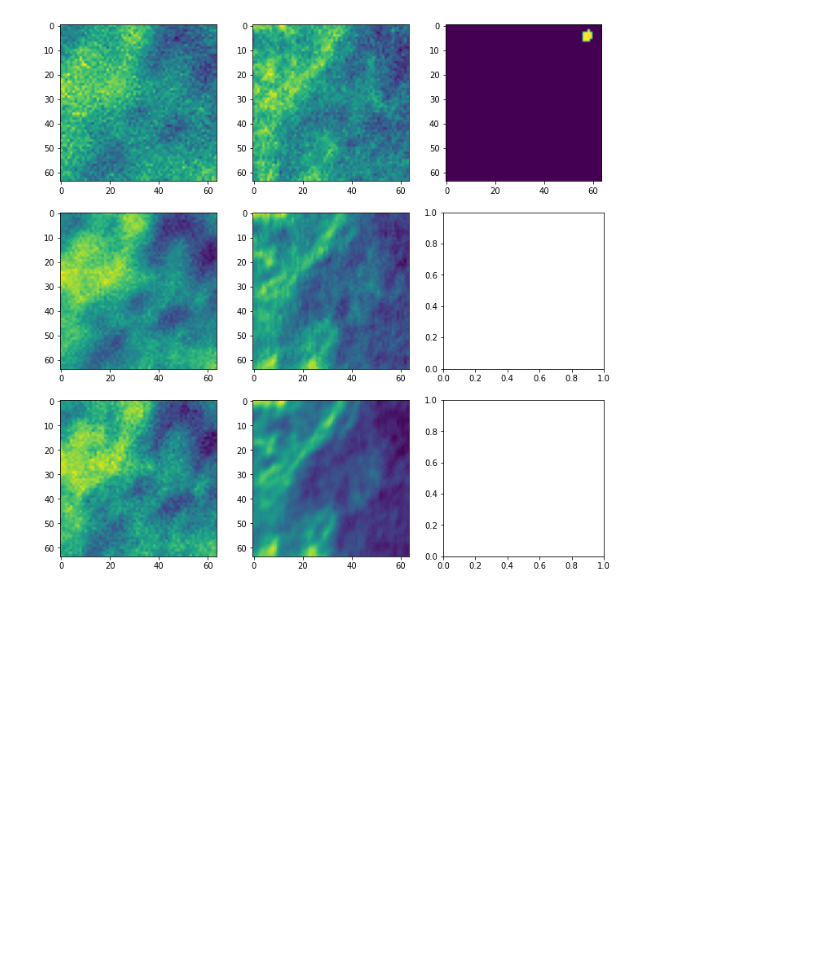
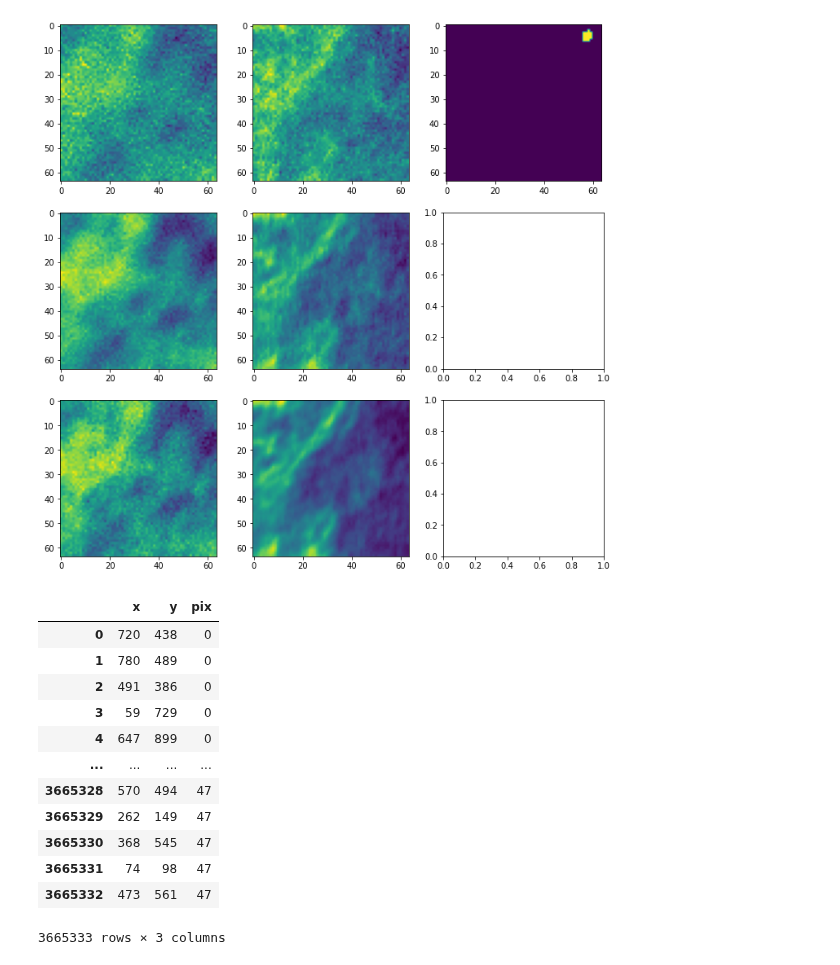
Before and after one commit to rt2122/data-segmentation-2, a Jupyter notebook: act_tr/act_tr_patches.ipynb, the cells around one changed output. Saved outputs shown, nothing was run; the diff lists cells and outputs as text; code cells hidden in the pictures; blank space fills up the shorter version.

```diff
--- a/act_tr/act_tr_patches.ipynb
+++ b/act_tr/act_tr_patches.ipynb
@@ -118,3 +118,19 @@ check_gen(val_gen)
 # %% [output]
 (20, 64, 64, 6) (20, 64, 64, 1)
 [figure]
+# %%
+pd.read_csv('/home/rt2122/Data/Planck/coords/pz_only_patches.csv')
+# %% [output]
+|  | x | y | pix |
+| 0 | 720 | 438 | 0 |
+| 1 | 780 | 489 | 0 |
+| 2 | 491 | 386 | 0 |
+| 3 | 59 | 729 | 0 |
+| 4 | 647 | 899 | 0 |
+| ... | ... | ... | ... |
+| 3665328 | 570 | 494 | 47 |
+| 3665329 | 262 | 149 | 47 |
+| 3665330 | 368 | 545 | 47 |
+| 3665331 | 74 | 98 | 47 |
+| 3665332 | 473 | 561 | 47 |
+3665333 rows × 3 columns
```
Also changed, not shown: parts of 1 cell of this notebook, 1 other file.
